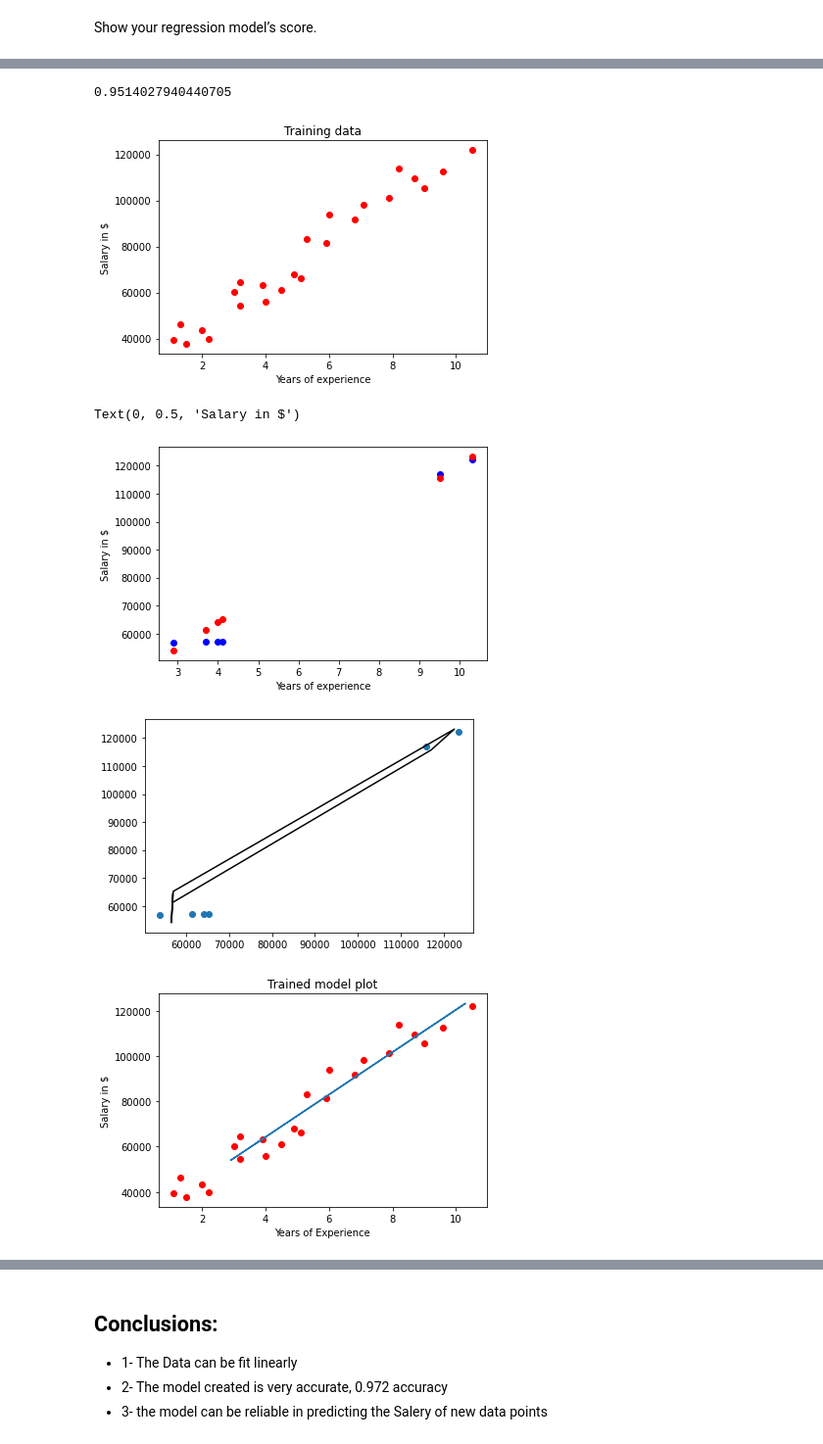
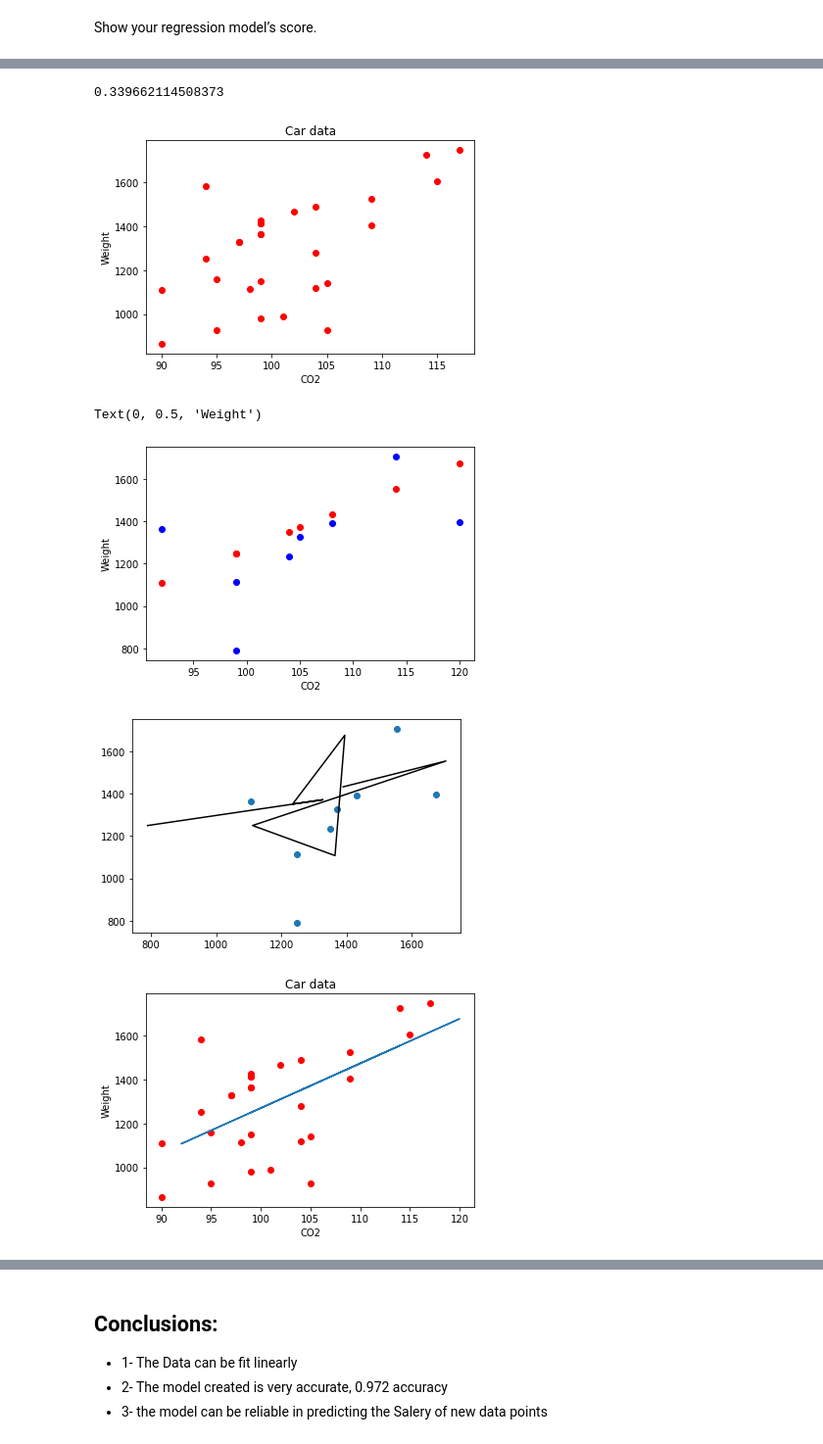
Before and after one commit to malakkhasawneh2/linear-regression, a Jupyter notebook: linear-regression/regression.ipynb, the cells around one changed output, grey strips where cells are left out. Shown at 98% size. Drawn from its saved outputs; the diff is of its cells as text; code cells hidden in the pictures.

```diff
--- a/linear-regression/regression.ipynb
+++ b/linear-regression/regression.ipynb
@@ -45,6 +48,6 @@ memory usage: 608.0 bytes
 # %%
-X = df['YearsExperience'].values
-y = df['Salary'].values
+X = df['CO2'].values
+y = df['Weight'].values
 # %%
 X=X.reshape(-1,1)
 # %% [markdown]
@@ -79,37 +82,37 @@ model.score(x_test.reshape(-1,1),y_test)
 train_accuracy = model.score(x_train, y_train)
 train_accuracy
 # %% [output]
-0.9514027940440705
+0.339662114508373
 # %%
 plt.scatter(x_train,y_train,color='red')
-plt.xlabel('Years of experience')
-plt.ylabel('Salary in $')
-plt.title('Training data')
+plt.xlabel('CO2')
+plt.ylabel('Weight')
+plt.title('Car data')
 plt.show()
 # %% [output]
-[figure, old version]
+[figure, new version]
 # %%
 %matplotlib inline
 plt.scatter(x_test,y_test,color='blue')
 plt.scatter(x_test,y_predict,color='red')
-plt.xlabel('Years of experience')
-plt.ylabel('Salary in $')
+plt.xlabel('CO2')
+plt.ylabel('Weight')
 # %% [output]
-Text(0, 0.5, 'Salary in $')
+Text(0, 0.5, 'Weight')
-[figure, old version]
+[figure, new version]
 # %%
 plt.scatter(y_predict,y_test )
 plt.plot(y_test, y_predict, color="black")
 plt.show()
 # %% [output]
-[figure, old version]
+[figure, new version]
 # %%
 plt.scatter(x_train,y_train,color='red')
 plt.plot(x_test,y_predict)
-plt.xlabel("Years of Experience")
-plt.ylabel("Salary in $")
-plt.title("Trained model plot")
+plt.xlabel("CO2")
+plt.ylabel("Weight")
+plt.title("Car data")
 plt.plot
 plt.show()
 # %% [output]
-[figure, old version]
+[figure, new version]
```
Also changed, not shown: parts of 6 cells of this notebook, 1 other file.
